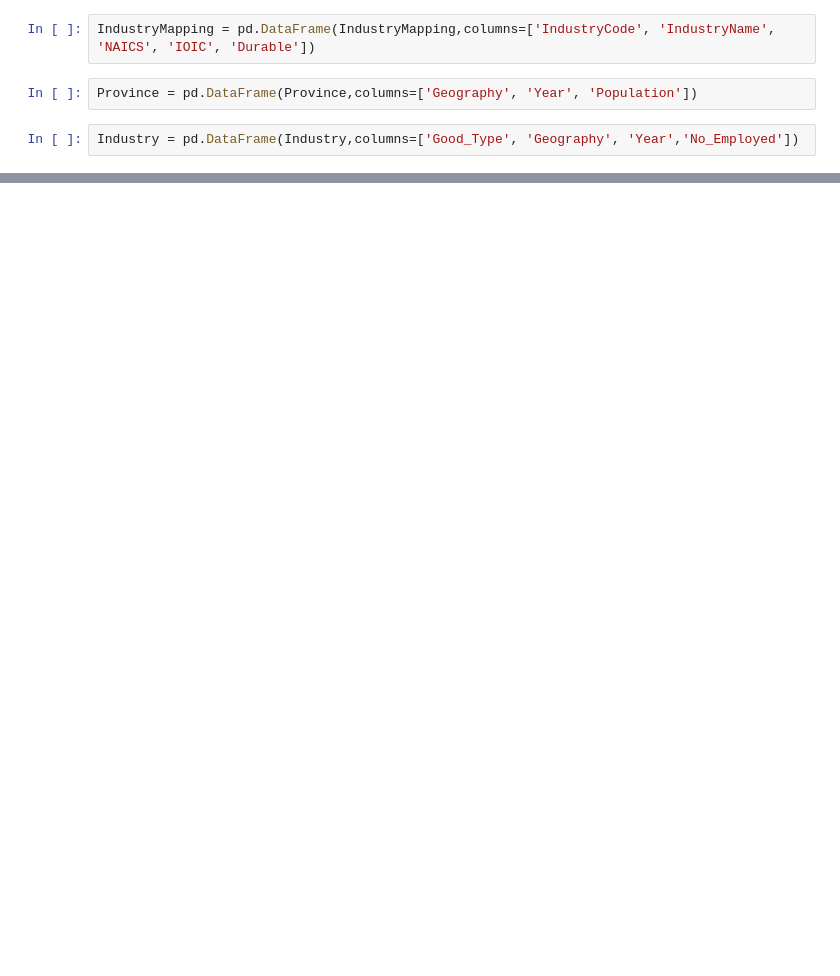
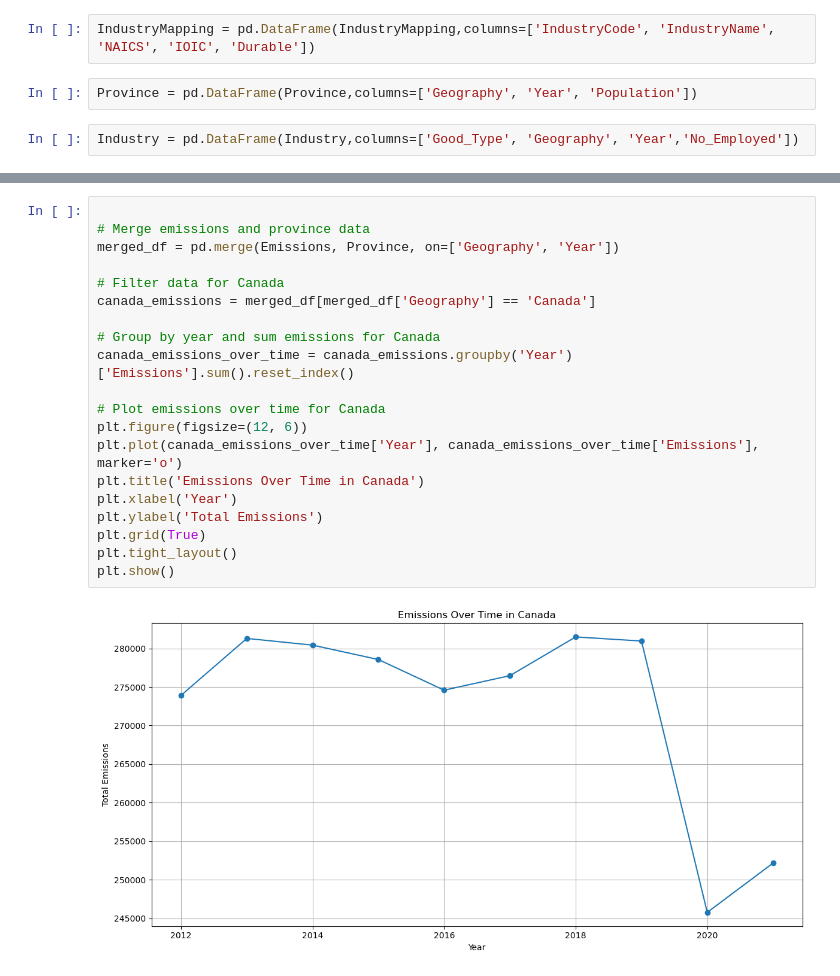
Before and after one commit to Kaylan-W/ghg-emissions-cpsc_368, a Jupyter notebook: db.ipynb, the cells around one changed output, grey strips where cells are left out. Saved outputs shown, nothing was run; the diff lists cells and outputs as text; blank space fills up the shorter version.

```diff
--- a/db.ipynb
+++ b/db.ipynb
@@ -60,0 +102,22 @@ Industry
+# %%
+
+# Merge emissions and province data
+merged_df = pd.merge(Emissions, Province, on=['Geography', 'Year'])
+
+# Filter data for Canada
+canada_emissions = merged_df[merged_df['Geography'] == 'Canada']
+
+# Group by year and sum emissions for Canada
+canada_emissions_over_time = canada_emissions.groupby('Year')['Emissions'].sum().reset_index()
+
+# Plot emissions over time for Canada
+plt.figure(figsize=(12, 6))
+plt.plot(canada_emissions_over_time['Year'], canada_emissions_over_time['Emissions'], marker='o')
+plt.title('Emissions Over Time in Canada')
+plt.xlabel('Year')
+plt.ylabel('Total Emissions')
+plt.grid(True)
+plt.tight_layout()
+plt.show()
+# %% [output]
+[figure, added]
```
Also changed, not shown: parts of 7 cells of this notebook.
